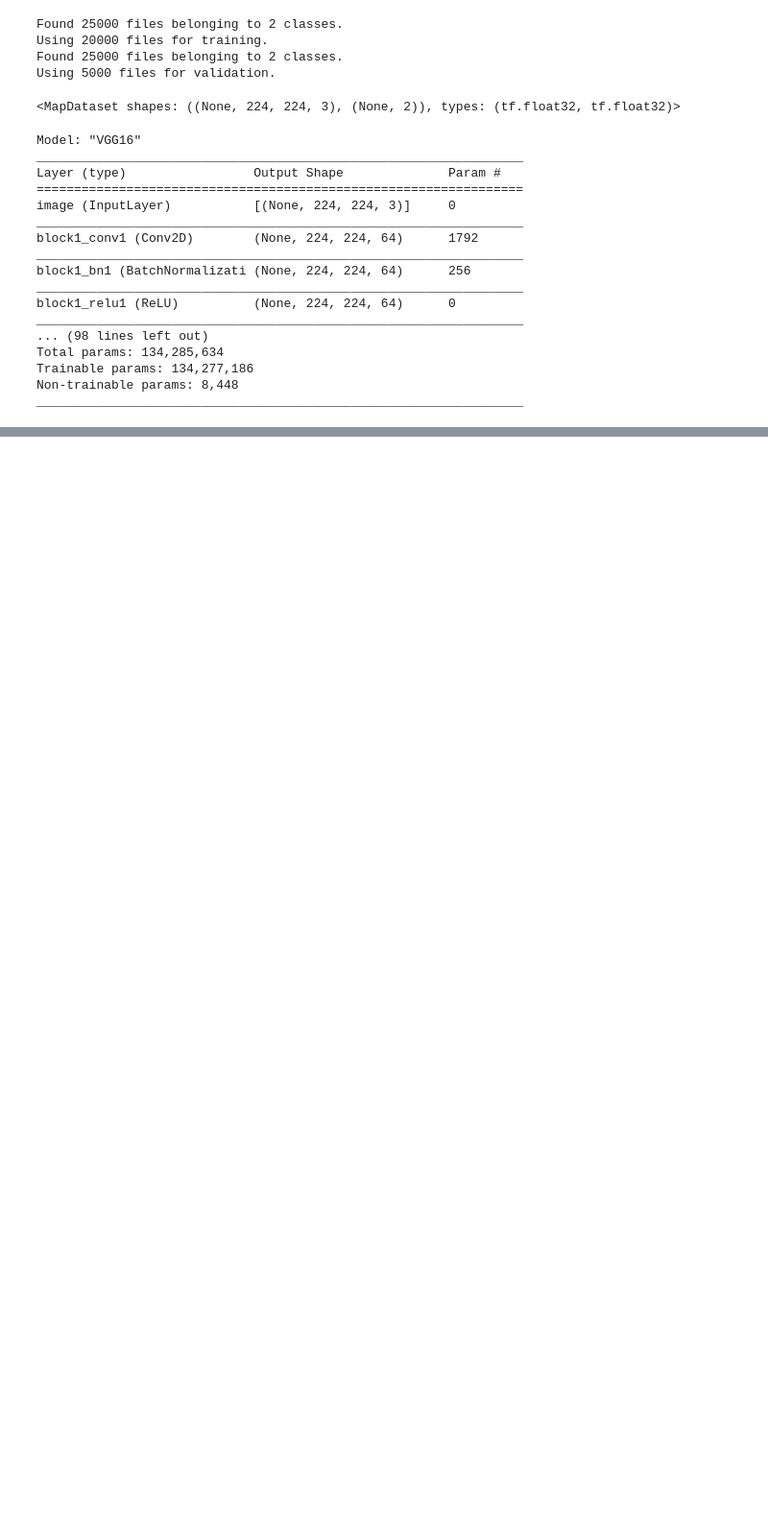
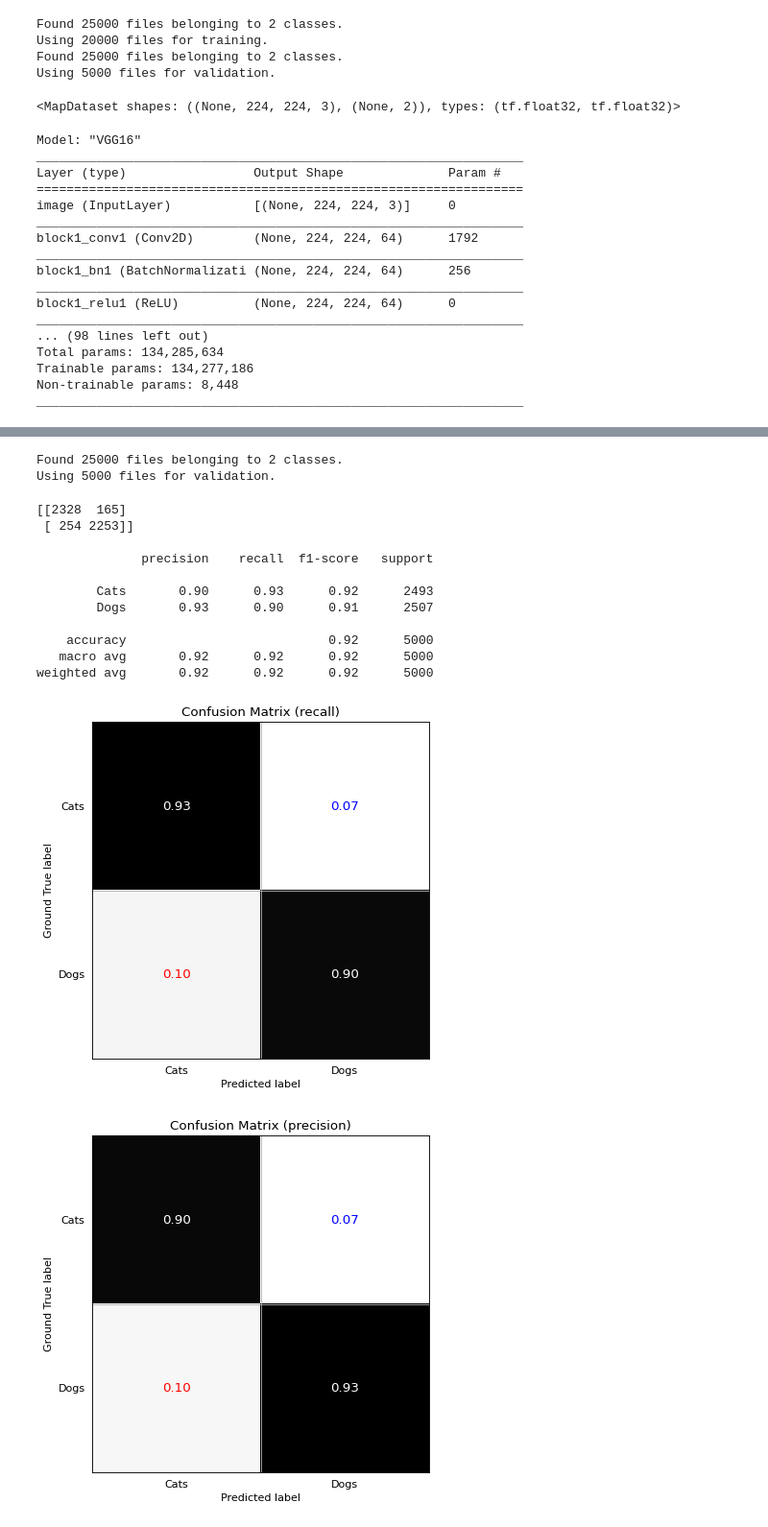
Before and after one commit to jacky10001/tf2-mycnn, a Jupyter notebook: example_vgg16.ipynb, the cells around one changed output, grey strips where cells are left out. Shown at 96% size. Drawn from its saved outputs; the diff is of its cells as text; code cells hidden in the pictures; blank space fills up the shorter version.

```diff
--- a/example_vgg16.ipynb
+++ b/example_vgg16.ipynb
@@ -58,14 +58,15 @@ vgg16.setup_training(
     'log_vgg16',
     epochs=20,
     batch_size=20,  # batch size depend on ImageGenerator
-    optimizer=tf.keras.optimizers.SGD(learning_rate=0.01, momentum=0.9),
+    # optimizer=tf.keras.optimizers.Adam(learning_rate=0.01),
+    optimizer=tf.keras.optimizers.SGD(learning_rate=0.001, momentum=0.9),
     loss='categorical_crossentropy',
     metrics=['accuracy']
 )
 vgg16.add_callback(
     tf.keras.callbacks.ReduceLROnPlateau(
         monitor='val_loss',
-        factor=0.8, patience=10,
+        factor=0.5, patience=10,
         min_lr=0.00001,
         verbose=1
     )
@@ -79,33 +99,56 @@ vgg16.eval_dataset(valid_dataset)
 # %%
 pred_dataset = tf.keras.preprocessing.image_dataset_from_directory(
     r'D:\Datasets\DogsVsCats\train',
-    image_size=(227,227),
-    batch_size=1,
+    image_size=(224,224),
+    batch_size=20,
     label_mode="categorical",
     validation_split=0.2,
     subset="validation",
     seed=10
 )
+pred_dataset.map(lambda x, y: (x/255., y))
 
-pr_score = vgg16.pred_dataset(pred_dataset)
-pr_label = pr_score.argmax(axis=-1)
-
-y_test = []
-for d in pred_dataset:
-    y_test.append(d[1].numpy()[0])
-y_test = np.array(y_test)
-gt_label = y_test.argmax(axis=-1)
+pr_score = None
+pr_label = None
+gt_label = None
+for ind, batch_set in enumerate(pred_dataset):
+    batch_im, batch_gt = batch_set
+    batch_pr = vgg16.pred(batch_im.numpy())
+    if ind == 0:
+        pr_score = batch_pr
+        pr_label = batch_pr.argmax(axis=-1)
+        gt_label = batch_gt.numpy().argmax(axis=-1)
+    else:
+        pr_score = np.concatenate([pr_score, batch_pr])
+        pr_label = np.concatenate([pr_label, batch_pr.argmax(axis=-1)])
+        gt_label = np.concatenate([gt_label, batch_gt.numpy().argmax(axis=-1)])
 
 target_names = ["Cats", "Dogs"]
 
 report = utils.export_classification_report(
     gt_label, pr_label, pr_score,
     target_names=target_names,
     logpath=vgg16.logdir
 )
 
 cm = report["confusion_matrix"]
 cm_precision = cm/cm.sum(axis=0)
 cm_recall = cm/cm.sum(axis=1)
 utils.plot_confusion_matrix(cm_recall, target_names, vgg16.logdir, title='Confusion Matrix (recall)')
 utils.plot_confusion_matrix(cm_precision, target_names, vgg16.logdir, title='Confusion Matrix (precision)')
+# %% [output]
+Found 25000 files belonging to 2 classes.
+Using 5000 files for validation.
+[[2328  165]
+ [ 254 2253]]
+
+              precision    recall  f1-score   support
+
+        Cats       0.90      0.93      0.92      2493
+        Dogs       0.93      0.90      0.91      2507
+
+    accuracy                           0.92      5000
+   macro avg       0.92      0.92      0.92      5000
+weighted avg       0.92      0.92      0.92      5000
+[figure, added]
+[figure, added]
```
Also changed, not shown: parts of 3 cells of this notebook, 1 other file.
